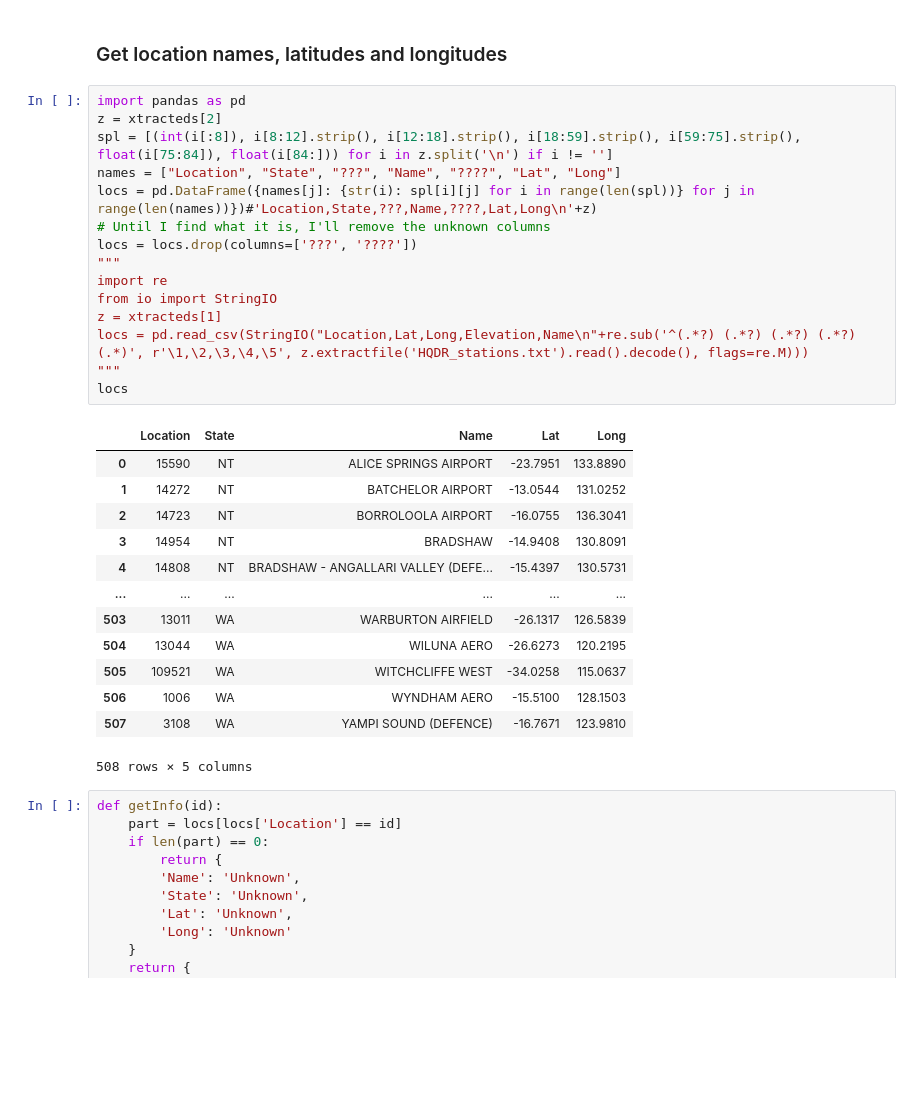
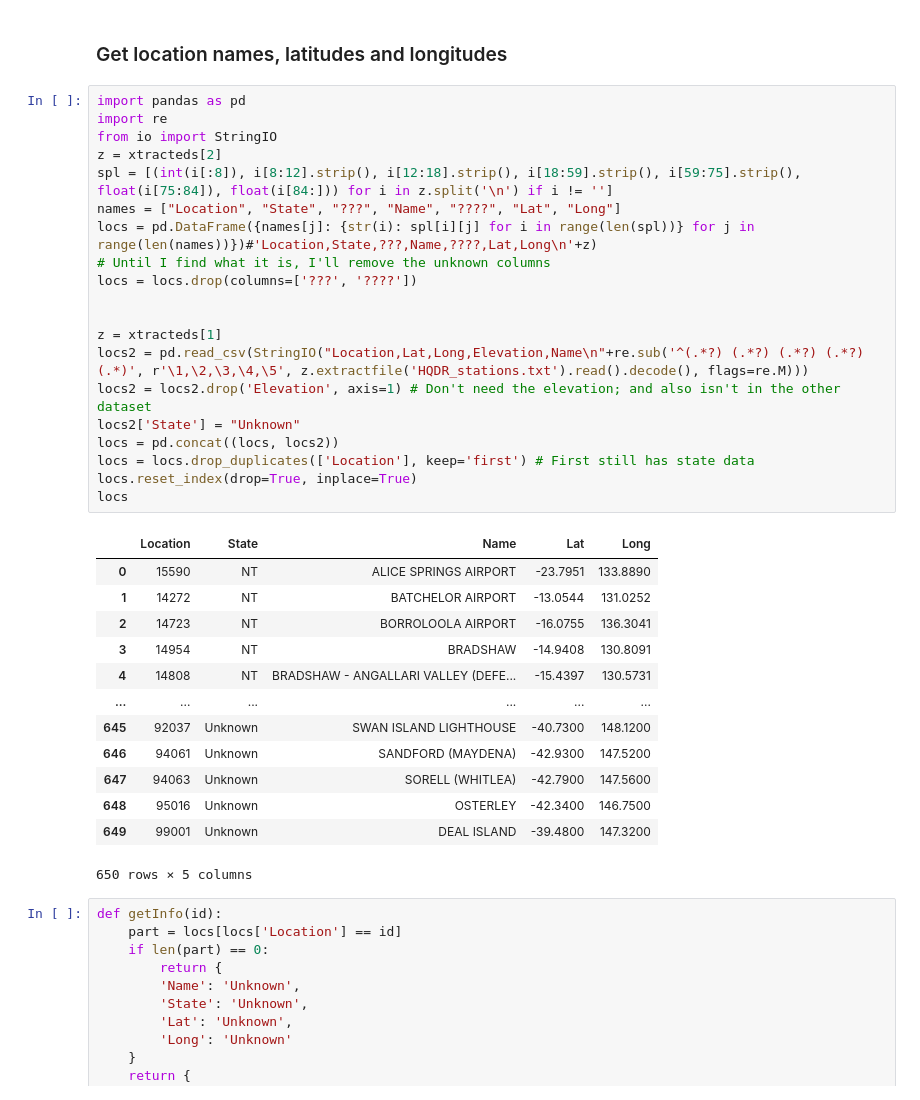
Before and after one commit to Tsunami014/DataAnalysis, a Jupyter notebook: theory/phase3-1.ipynb, the cells around one changed output. Cells and saved outputs as stored; diff of their text form; blank space fills up the shorter version.

Commit message:
Modified the locations to add those from the rainfall dataset!!!

```diff
--- a/theory/phase3-1.ipynb
+++ b/theory/phase3-1.ipynb
@@ -173,33 +173,38 @@ print(welcome)
 ### Get location names, latitudes and longitudes
 # %%
 import pandas as pd
+import re
+from io import StringIO
 z = xtracteds[2]
 spl = [(int(i[:8]), i[8:12].strip(), i[12:18].strip(), i[18:59].strip(), i[59:75].strip(), float(i[75:84]), float(i[84:])) for i in z.split('\n') if i != '']
 names = ["Location", "State", "???", "Name", "????", "Lat", "Long"]
 locs = pd.DataFrame({names[j]: {str(i): spl[i][j] for i in range(len(spl))} for j in range(len(names))})#'Location,State,???,Name,????,Lat,Long\n'+z)
 # Until I find what it is, I'll remove the unknown columns
 locs = locs.drop(columns=['???', '????'])
-"""
-import re
-from io import StringIO
+
+
 z = xtracteds[1]
-locs = pd.read_csv(StringIO("Location,Lat,Long,Elevation,Name\n"+re.sub('^(.*?) (.*?) (.*?) (.*?) (.*)', r'\1,\2,\3,\4,\5', z.extractfile('HQDR_stations.txt').read().decode(), flags=re.M)))
-"""
+locs2 = pd.read_csv(StringIO("Location,Lat,Long,Elevation,Name\n"+re.sub('^(.*?) (.*?) (.*?) (.*?) (.*)', r'\1,\2,\3,\4,\5', z.extractfile('HQDR_stations.txt').read().decode(), flags=re.M)))
+locs2 = locs2.drop('Elevation', axis=1) # Don't need the elevation; and also isn't in the other dataset
+locs2['State'] = "Unknown"
+locs = pd.concat((locs, locs2))
+locs = locs.drop_duplicates(['Location'], keep='first') # First still has state data
+locs.reset_index(drop=True, inplace=True)
 locs
 # %% [output]
 |  | Location | State | Name | Lat | Long |
 | 0 | 15590 | NT | ALICE SPRINGS AIRPORT | -23.7951 | 133.8890 |
 | 1 | 14272 | NT | BATCHELOR AIRPORT | -13.0544 | 131.0252 |
 | 2 | 14723 | NT | BORROLOOLA AIRPORT | -16.0755 | 136.3041 |
 | 3 | 14954 | NT | BRADSHAW | -14.9408 | 130.8091 |
 | 4 | 14808 | NT | BRADSHAW - ANGALLARI VALLEY (DEFE... | -15.4397 | 130.5731 |
 | ... | ... | ... | ... | ... | ... |
-| 503 | 13011 | WA | WARBURTON AIRFIELD | -26.1317 | 126.5839 |
-| 504 | 13044 | WA | WILUNA AERO | -26.6273 | 120.2195 |
-| 505 | 109521 | WA | WITCHCLIFFE WEST | -34.0258 | 115.0637 |
-| 506 | 1006 | WA | WYNDHAM AERO | -15.5100 | 128.1503 |
-| 507 | 3108 | WA | YAMPI SOUND (DEFENCE) | -16.7671 | 123.9810 |
+| 645 | 92037 | Unknown | SWAN ISLAND LIGHTHOUSE | -40.7300 | 148.1200 |
+| 646 | 94061 | Unknown | SANDFORD (MAYDENA) | -42.9300 | 147.5200 |
+| 647 | 94063 | Unknown | SORELL (WHITLEA) | -42.7900 | 147.5600 |
+| 648 | 95016 | Unknown | OSTERLEY | -42.3400 | 146.7500 |
+| 649 | 99001 | Unknown | DEAL ISLAND | -39.4800 | 147.3200 |
-508 rows × 5 columns
+650 rows × 5 columns
 # %%
 def getInfo(id):
     part = locs[locs['Location'] == id]
```
